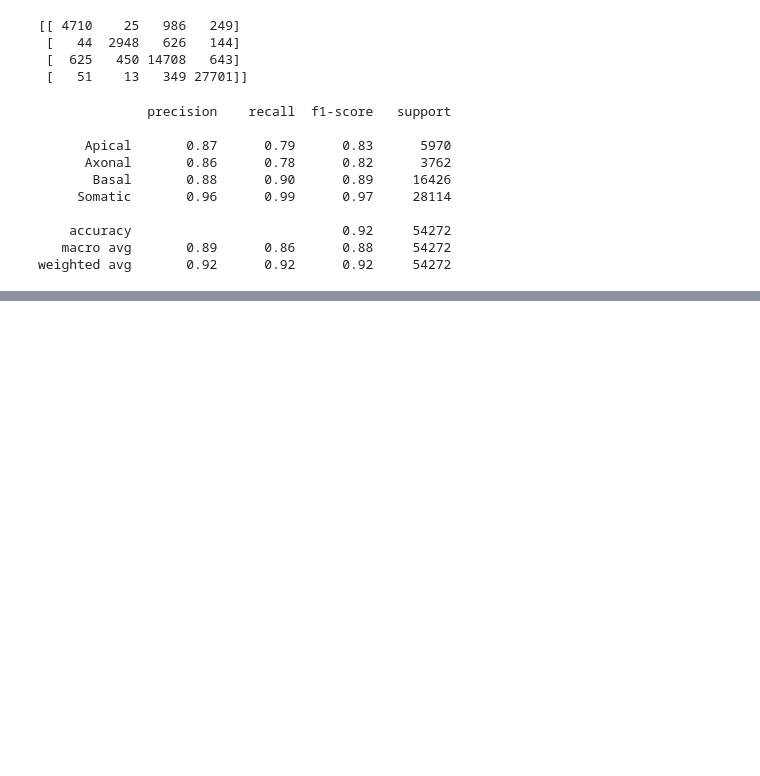
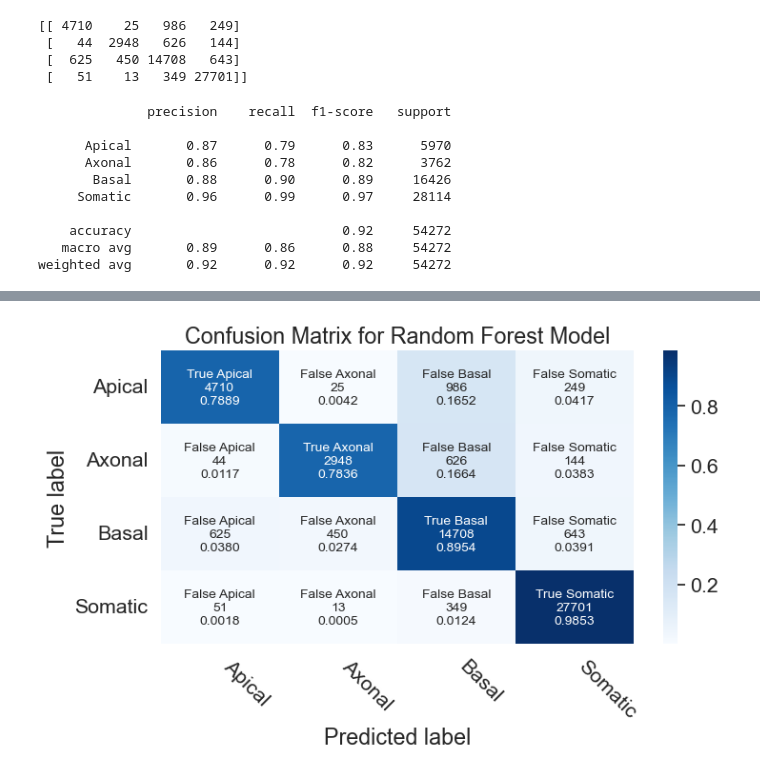
Before and after one commit to shandran/layer23-volume, a Jupyter notebook: mitochondria_analytics/classifier/Round0_decision_tree.ipynb, the cells around one changed output, grey strips where cells are left out. Cells and saved outputs as stored; diff of their text form; code cells hidden in the pictures; blank space fills up the shorter version.

```diff
--- a/mitochondria_analytics/classifier/Round0_decision_tree.ipynb
+++ b/mitochondria_analytics/classifier/Round0_decision_tree.ipynb
@@ -172,0 +237,28 @@ weighted avg       0.92      0.92      0.92     54272
+# %%
+group_names = ['True Apical','False Axonal','False Basal','False Somatic',
+          'False Apical','True Axonal','False Basal','False Somatic',
+          'False Apical','False Axonal','True Basal','False Somatic',
+          'False Apical','False Axonal','False Basal','True Somatic']
+group_counts = ["{0:0.0f}".format(value) for value in
+                coef.flatten()]
+group_percentages = ["{0:.4f}".format(value) for value in
+                     matrix.flatten()]
+labels = [f"{v1}\n{v2}\n{v3}" for v1, v2, v3 in
+          zip(group_names,group_counts,group_percentages)]
+labels = np.asarray(labels).reshape(4,4)
+
+plt.figure(figsize=(8,4))
+sns.heatmap(matrix, annot=labels, annot_kws={'size':10}, fmt='', cmap='Blues')
+
+# Add labels to the plot
+class_names = ['Apical','Axonal','Basal','Somatic']
+tick_marks = np.arange(len(class_names))
+tick_marks2 = tick_marks + 0.5
+plt.xticks(tick_marks+0.5, class_names, rotation=-45, ha='left')
+plt.yticks(tick_marks2, class_names, rotation=0)
+plt.xlabel('Predicted label')
+plt.ylabel('True label')
+plt.title('Confusion Matrix for Random Forest Model')
+plt.show()
+# %% [output]
+[figure, added]
```
Also changed, not shown: parts of 5 cells of this notebook.
